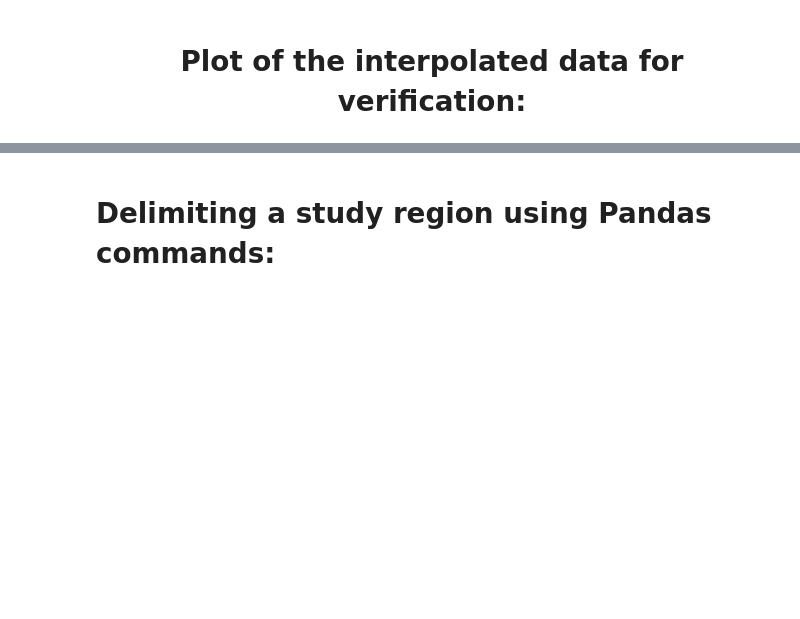
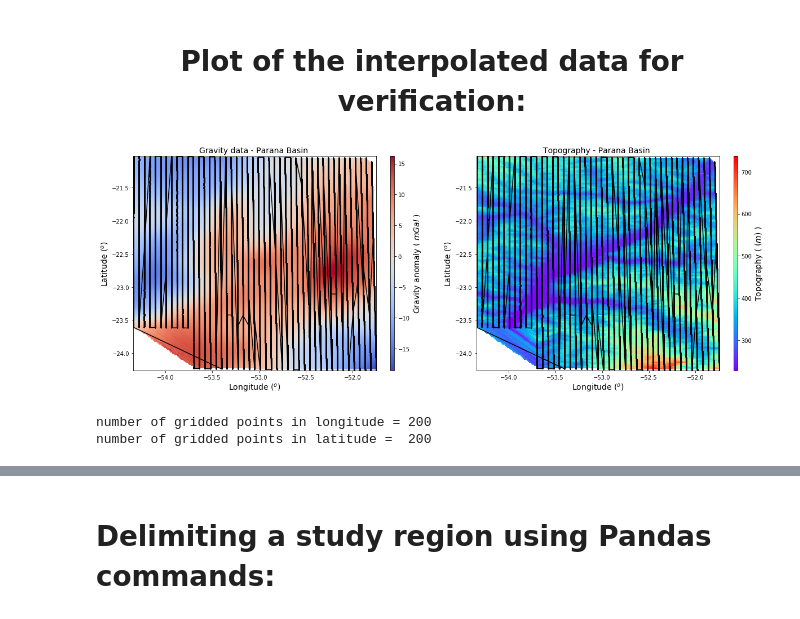
Before and after one commit to rodrigobijani/Congresso_Brasileiro_Geologia2018, a Jupyter notebook: scripts/real.ipynb, the cells around one changed output, grey strips where cells are left out. Cells and saved outputs as stored; diff of their text form; code cells hidden in the pictures; blank space fills up the shorter version.

```diff
--- a/scripts/real.ipynb
+++ b/scripts/real.ipynb
@@ -126,11 +227,13 @@ LON,LAT = np.meshgrid(x,y)
 #lat = (data.iloc[:,0]) # latitude
 #lon = (data.iloc[:,1]) # longitude
 #gz =  (data.iloc[:,2]) # gz
+#top = topo.iloc[:,2]) # elevation
 
 # Columns names as identificators:
 lat = ( data["Lat"] ) # latitude
-lon = ( data[" Long"] ) # longitude
-gz =  ( data[" mGal"]) # gz
-#print lon, lat, gz
+lon = ( data["Lon"] ) # longitude
+gz  = ( data["mGal"]) # gz
+top = ( topo["Elev"]) # elevation
+#print lat, lon, gz, top
 # %%
 flight_obs = (lon,lat) # real observation positions
@@ -141,33 +244,62 @@ gzi = griddata(flight_obs, gz, grid_obs , method='cubic')
+# %%
+topi = griddata(flight_obs, top, grid_obs , method='linear')# topographic data interpolated in grid_obs observations
 # %% [markdown]
 # <center size=3> Plot of the interpolated data for verification: <center>
 # %%
 # ------------ set figure size: ------------------------------------------#
 plt.close('all')
-py.rcParams['figure.figsize'] = (12.0, 8.0)
-fig = plt.figure()
+fig = plt.figure(figsize=(20,7))
+plt.subplot(1,2,1)
 fs = 14 # fontsize
 
 # ------------ plot the interpolated gravity anomaly in contourmap: -------#
 plt.title('Gravity data - Parana Basin ', fontsize = fs)
-image = plt.imshow(gzi, cmap=plt.cm.coolwarm,interpolation="none",
+image = plt.imshow(gzi, cmap=plt.cm.coolwarm,interpolation="none", aspect='auto',
                 origin='lower',extent=[lonmin, lonmax, latmin, latmax])
 
 # ------------ plot the flight lines to check for the interpolation:--------#
 plt.plot(lon, lat, color='black', marker='.', markersize=0.5)
 
 # colobar specifications:
-cbar = fig.colorbar(image, aspect=60, fraction = 0.1, orientation="vertical")
-cbar.set_label('Gravity anomaly ( $ mGal$ )',fontsize=fs, rotation = 90)
+cbar1 = plt.colorbar(image, aspect=60, fraction = 0.1, orientation="vertical")
+cbar1.set_label('Gravity anomaly ( $ mGal$ )',fontsize=fs, rotation = 90)
 plt.xlabel('Longitude ($^o$)', fontsize = fs)
 plt.ylabel('Latitude ($^o$)', fontsize = fs)
+
+###########################################################################################################################
+
+plt.subplot(1,2,2)
+
+# ------------ plot the interpolated gravity anomaly in contourmap: -------#
+plt.title('Topography - Parana Basin ', fontsize = fs)
+i2 = plt.imshow(topi, cmap=plt.cm.rainbow, interpolation="none", aspect='auto',
+                origin='lower',extent=[lonmin, lonmax, latmin, latmax])
+
+# ------------ plot the flight lines to check for the interpolation:--------#
+plt.plot(lon, lat, color='black', marker='.', markersize=0.5)
+
+# colobar specifications:
+cbar2 = plt.colorbar(i2, aspect=60, fraction = 0.1, orientation="vertical")
+cbar2.set_label('Topography ( $ (m)$ )',fontsize=fs, rotation = 90)
+plt.xlabel('Longitude ($^o$)', fontsize = fs)
+plt.ylabel('Latitude ($^o$)', fontsize = fs)
+
 plt.show()
+# %% [output]
+[figure, added]
 # %%
 # ------------- copy the interpolated data into another array for convenience: -------------#
 gzgrid = np.copy(gzi)
 gzgrid = np.asarray(gzgrid)
-nx, ny = np.shape(gzgrid)
+
+topgrid = np.copy(topi)
+topgrid = np.asarray(topgrid)
+nx, ny = np.shape(topgrid)
 print 'number of gridded points in longitude =', nx
 print 'number of gridded points in latitude = ', ny
+# %% [output]
+number of gridded points in longitude = 200
+number of gridded points in latitude =  200
 # %%
 # ------------- Define the region where there is no flight lines (ONLY WORK FOR CORNES!): -----------------#
 i = np.where(x <= -53.6) #and np.where(x>= -52.5)
```
Also changed, not shown: parts of 34 cells of this notebook.
